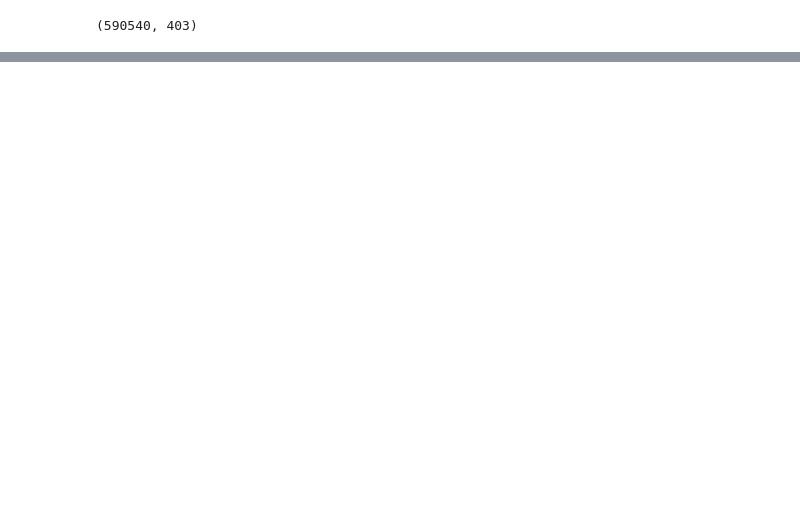
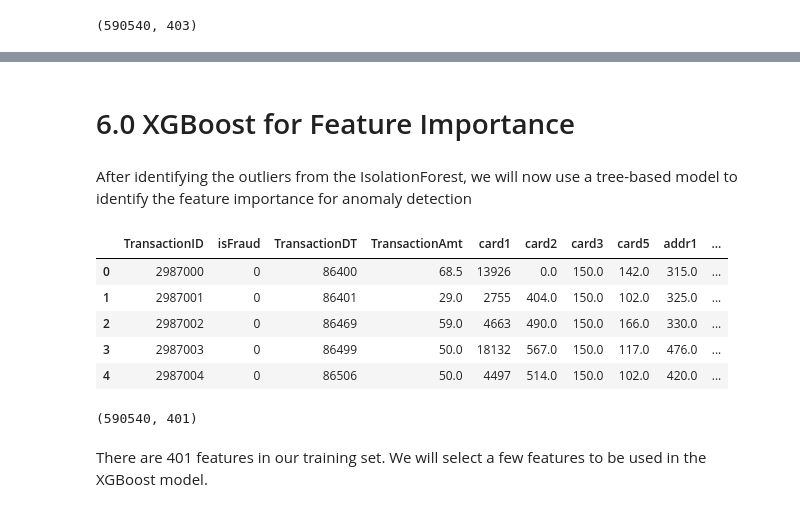
Before and after one commit to gracechia/fraud-detection, a Jupyter notebook: notebook/isolation_forest.ipynb, the cells around one changed output, grey strips where cells are left out. Saved outputs shown, nothing was run; the diff lists cells and outputs as text; code cells hidden in the pictures; blank space fills up the shorter version.

```diff
--- a/notebook/isolation_forest.ipynb
+++ b/notebook/isolation_forest.ipynb
@@ -186,0 +164,3 @@ df[df['isFraud']==1].tail()
+# %%
+# Let's map outliers to 1 and inliers as 0
+df['is_anomaly'] = df['outlier_score'].apply(lambda x: 1 if x == -1 else 0)
@@ -186,0 +189,14 @@ df[df['isFraud']==1].tail()
+# %% [markdown]
+<a name="6"></a>
+# 6.0 XGBoost for Feature Importance
+# %% [markdown]
+After identifying the outliers from the IsolationForest, we will now use a tree-based model to identify the feature importance for anomaly detection
+# %%
+df.head()
+# %% [output]
+|  | TransactionID | isFraud | TransactionDT | TransactionAmt | card1 | card2 | card3 | card5 | addr1 | ... |
+| 0 | 2987000 | 0 | 86400 | 68.5 | 13926 | 0.0 | 150.0 | 142.0 | 315.0 | ... |
+| 1 | 2987001 | 0 | 86401 | 29.0 | 2755 | 404.0 | 150.0 | 102.0 | 325.0 | ... |
+| 2 | 2987002 | 0 | 86469 | 59.0 | 4663 | 490.0 | 150.0 | 166.0 | 330.0 | ... |
+| 3 | 2987003 | 0 | 86499 | 50.0 | 18132 | 567.0 | 150.0 | 117.0 | 476.0 | ... |
+| 4 | 2987004 | 0 | 86506 | 50.0 | 4497 | 514.0 | 150.0 | 102.0 | 420.0 | ... |
@@ -186,0 +207,6 @@ df[df['isFraud']==1].tail()
+# %%
+X.shape
+# %% [output]
+(590540, 401)
+# %% [markdown]
+There are 401 features in our training set. We will select a few features to be used in the XGBoost model.
```
Also changed, not shown: parts of 52 cells of this notebook.
